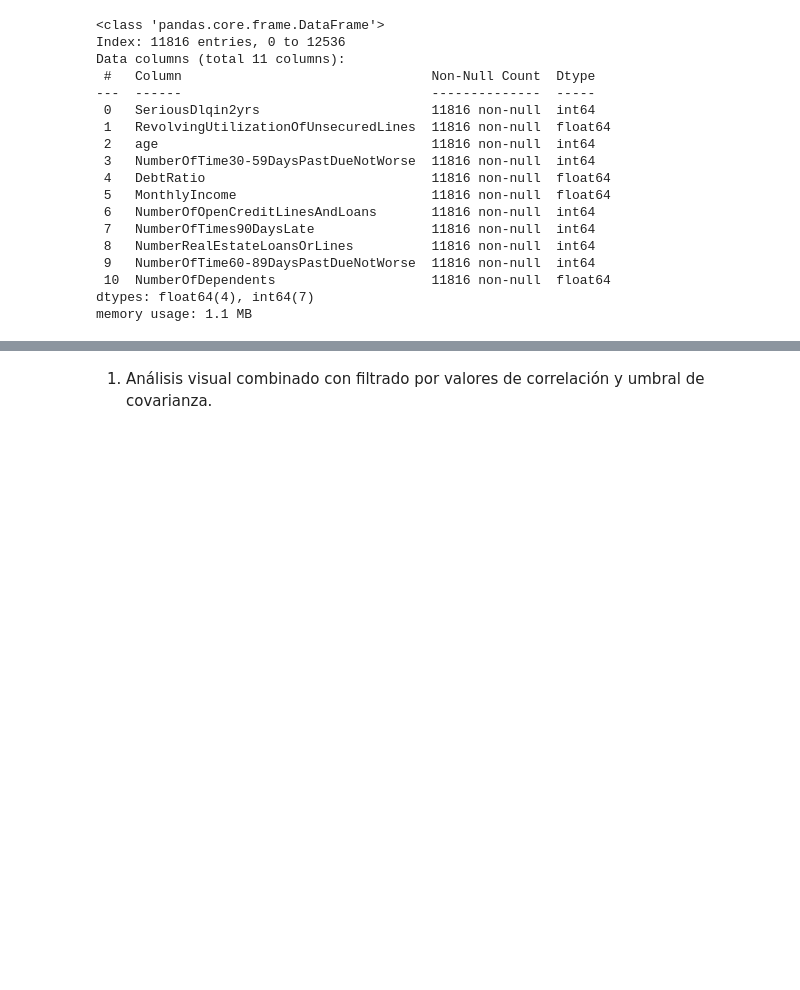
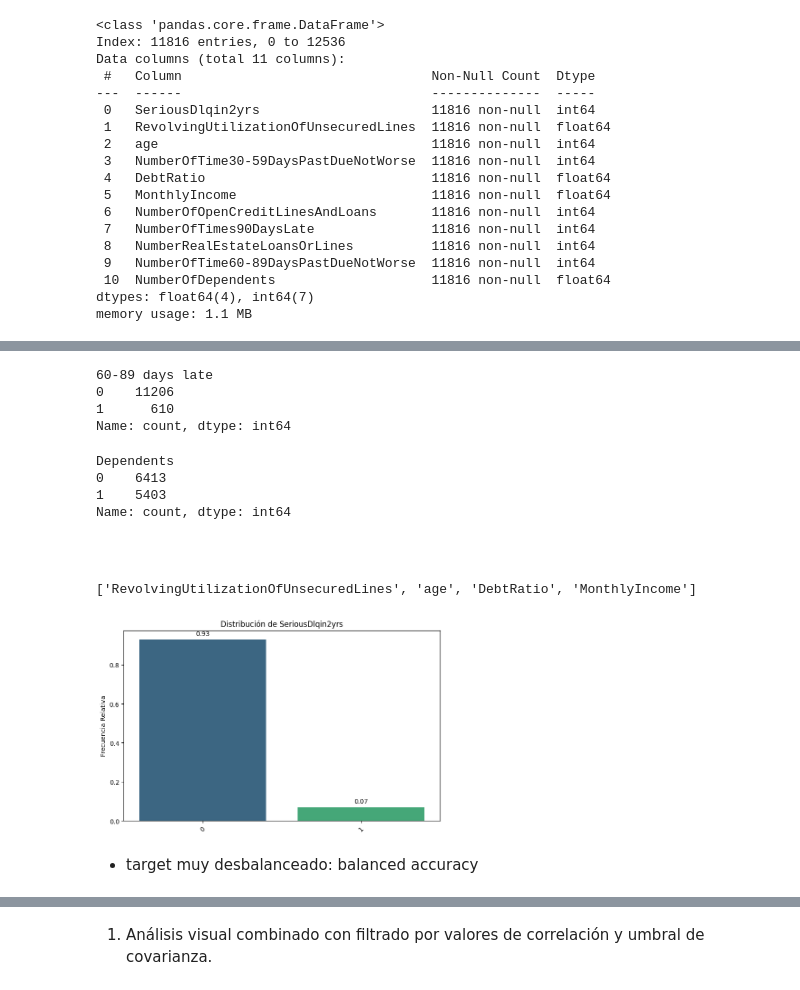
Before and after one commit to njisly/online_ds_thebridge_Nur, a Jupyter notebook: ejercicios/04_Machine_Learning/Sprint_16/Unidad_02/Practica_Obligatoria/18_Practica_Obligatoria_Seleccion_Features.ipynb, the cells around one changed output, grey strips where cells are left out. Cells and saved outputs as stored; diff of their text form; code cells hidden in the pictures; blank space fills up the shorter version.

```diff
--- a/ejercicios/04_Machine_Learning/Sprint_16/Unidad_02/Practica_Obligatoria/18_Practica_Obligatoria_Seleccion_Features.ipynb
+++ b/ejercicios/04_Machine_Learning/Sprint_16/Unidad_02/Practica_Obligatoria/18_Practica_Obligatoria_Seleccion_Features.ipynb
@@ -108,0 +117,44 @@ df["NumberOfDependents"] = pd.cut(df["NumberOfDependents"], bins=[-1, 0, 3, floa
+# %%
+df['NumberRealEstateLoansOrLines'] = df['NumberRealEstateLoansOrLines'].apply(lambda x: x if x in [0, 1, 2] else 3)
+
+cat_col.append("NumberRealEstateLoansOrLines")
+# %%
+df['60-89 days late'] = df['NumberOfTime60-89DaysPastDueNotWorse'].apply(lambda x: 0 if x == 0 else 1)
+cat_col.append("60-89 days late")
+df["60-89 days late"].value_counts().sort_index()
+# %% [output]
+60-89 days late
+0    11206
+1      610
+Name: count, dtype: int64
+# %%
+df['Dependents'] = df['NumberOfDependents'].apply(lambda x: 0 if x == 0 else 1)
+cat_col.append("Dependents")
+
+df["Dependents"].value_counts().sort_index()
+# %% [output]
+Dependents
+0    6413
+1    5403
+Name: count, dtype: int64
+# %% [markdown]
+####
+# %%
+target = "SeriousDlqin2yrs"
+
+cat_originales = [col for col in df.columns if col.startswith('Number')]
+
+num_col=[]
+for col in df.columns:
+    if col != target:
+        if (col not in cat_col) and (col not in cat_originales):
+            num_col.append(col)
+num_col
+# %% [output]
+['RevolvingUtilizationOfUnsecuredLines', 'age', 'DebtRatio', 'MonthlyIncome']
+# %%
+bt.pinta_distribucion_categoricas(df, [target], True, True)
+# %% [output]
+[figure, added]
+# %% [markdown]
+- target muy desbalanceado: balanced accuracy
```
Also changed, not shown: parts of 43 cells of this notebook, 1 other file.
